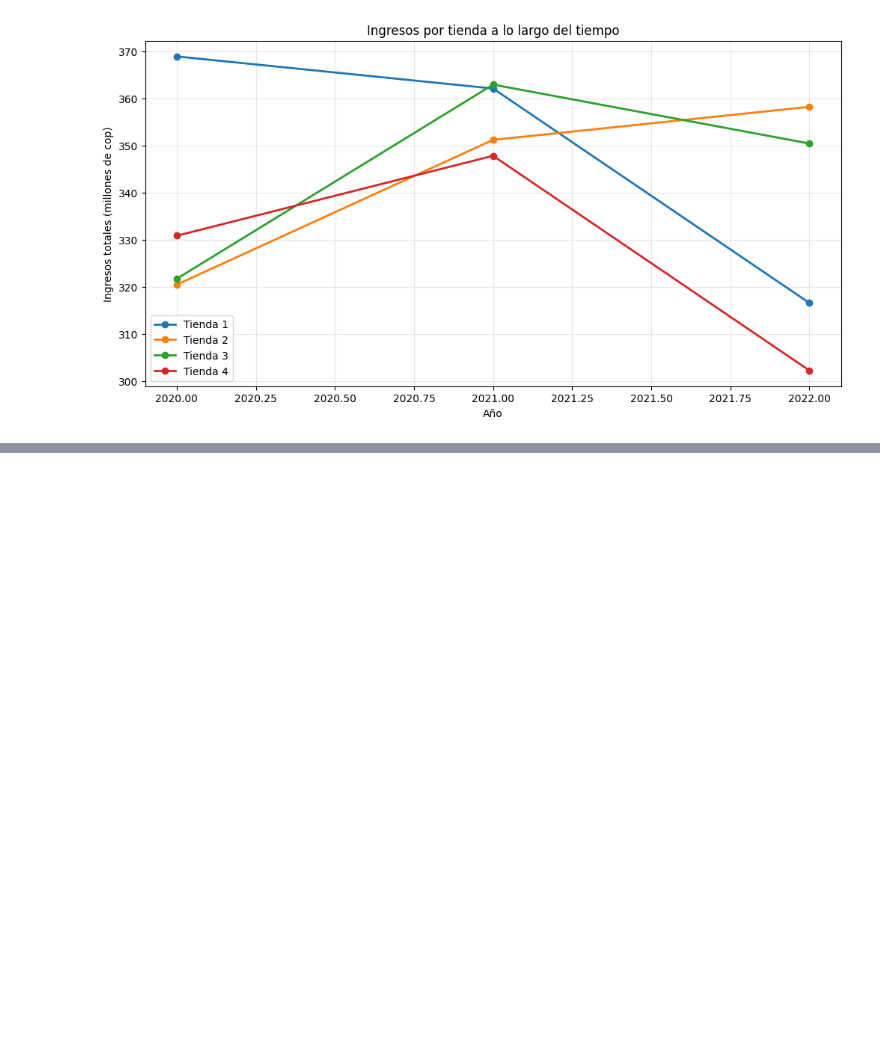
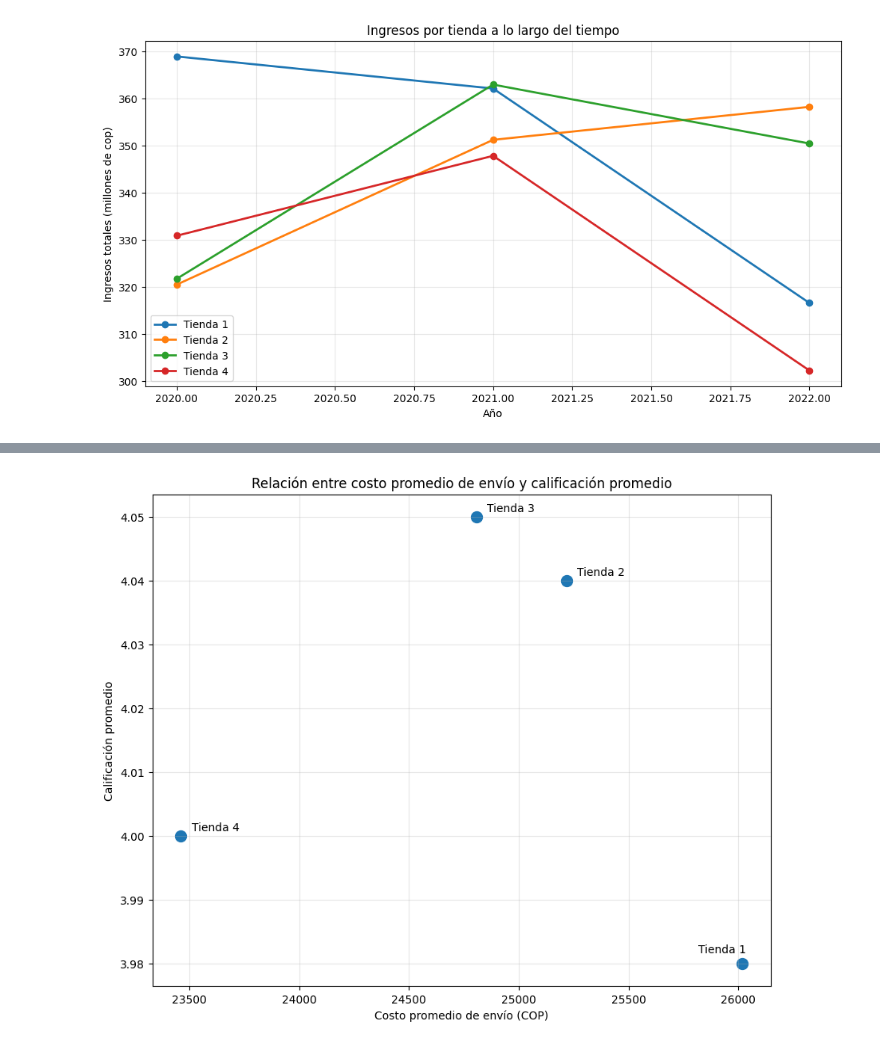
Before and after one commit to RientArlCroud/challenge2-an-lisis-de-datos, a Jupyter notebook: AluraStoreLatam.ipynb, the cells around one changed output, grey strips where cells are left out. Saved outputs shown, nothing was run; the diff lists cells and outputs as text; code cells hidden in the pictures; blank space fills up the shorter version.

Commit message:
Segunda gráfica costo promedio de envio vs calificación promedio

```diff
--- a/AluraStoreLatam.ipynb
+++ b/AluraStoreLatam.ipynb
@@ -425,0 +428,17 @@ plt.show()
+# %%
+envio_vs_popularidad = pd.DataFrame({
+    'Tienda': ['Tienda 1', 'Tienda 2', 'Tienda 3', 'Tienda 4'],
+    'Promedio_envio': [
+        promedio_envio,
+        promedio_envio2,
+        promedio_envio3,
+        promedio_envio4
+        ],
+    'Promedio_calificacion': [
+        promedio_calificacion,
+        promedio_calificacion2,
+        promedio_calificacion3,
+        promedio_calificacion4
+        ]
+})
+envio_vs_popularidad
@@ -425,0 +451,30 @@ plt.show()
+# %%
+plt.figure(figsize=(10,8))
+
+plt.scatter(
+    envio_vs_popularidad['Promedio_envio'],
+    envio_vs_popularidad['Promedio_calificacion'],
+    s=100
+)
+
+for i, row in envio_vs_popularidad.iterrows():
+  offset = (10, 5)
+
+  if row['Tienda'] == 'Tienda 1':
+        offset = (-40, 10)
+
+  plt.annotate(
+      row['Tienda'],
+      (row['Promedio_envio'], row['Promedio_calificacion']),
+      textcoords="offset points",
+      xytext=offset,
+      ha='left'
+  )
+
+plt.title("Relación entre costo promedio de envío y calificación promedio")
+plt.xlabel("Costo promedio de envío (COP)")
+plt.ylabel("Calificación promedio")
+plt.grid(alpha=0.3)
+plt.show()
+# %% [output]
+[figure, added]
```
Also changed, not shown: parts of 2 cells of this notebook.
